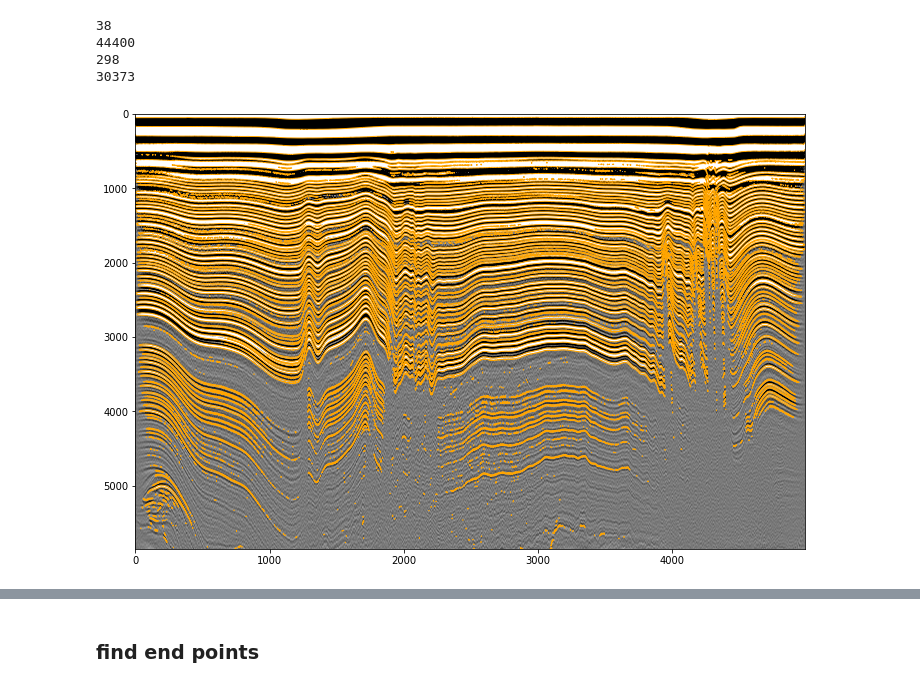
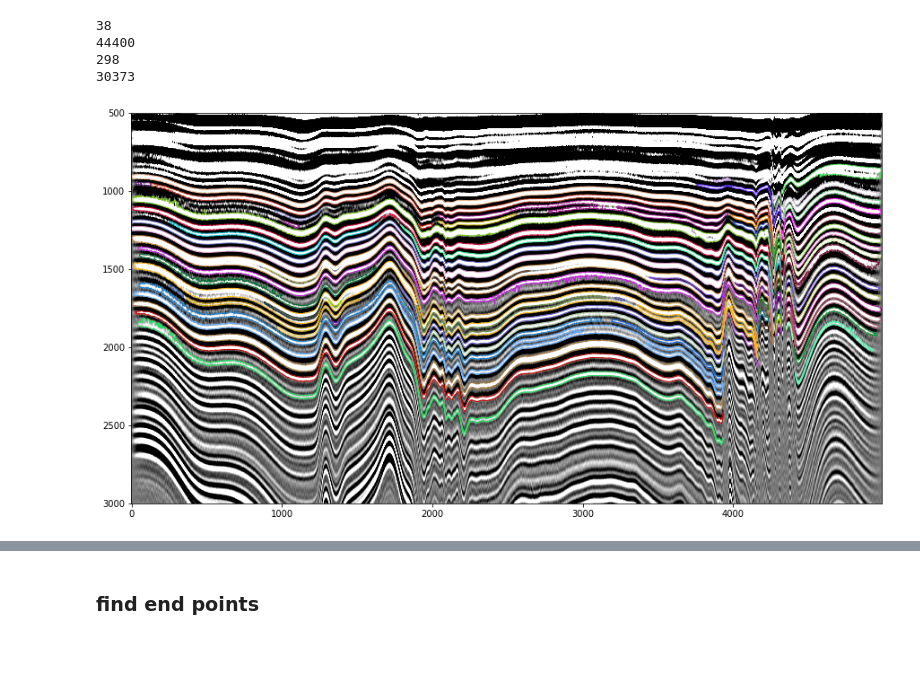
Before and after one commit to Jakidxav/ImpDAR_tutorials, a Jupyter notebook: autopicker/contourMiddle_many_internalsOnly.ipynb, the cells around one changed output, grey strips where cells are left out. Drawn from its saved outputs; the diff is of its cells as text; code cells hidden in the pictures; blank space fills up the shorter version.

```diff
--- a/autopicker/contourMiddle_many_internalsOnly.ipynb
+++ b/autopicker/contourMiddle_many_internalsOnly.ipynb
@@ -35,6 +35,0 @@ data = dat['data']
-# %%
-print(data.shape)
-
-data = data[0:5850, :]
-
-print(data.shape)
@@ -123,10 +95,15 @@ last_long_contours = [pos[idx] for idx in last_long_idx]
+# %%
+#isolate some internal reflectors
+long_contours_subset = long_contours_pos[22:100]
 # %%
-fig, ax = plt.subplots(figsize=(12, 8))
+fig, ax = plt.subplots(figsize=(15, 8))
 p = ax.imshow(data, cmap='gray', aspect='auto', vmin=mini, vmax=maxi, interpolation='nearest')
 
-for contour in pos:
-    plt.plot(contour[:, 1], contour[:, 0], color='orange', linewidth=1)
+for i, contour in enumerate(long_contours_subset):
+    plt.plot(contour[:, 1], contour[:, 0], color=np.random.rand(3,), linewidth=1)
+
+ax.set_ylim(3000, 500)
 
 plt.show()
 # %% [output]
-[figure, old version]
+[figure, new version]
```
Also changed, not shown: parts of 34 cells of this notebook, 4 other files.
